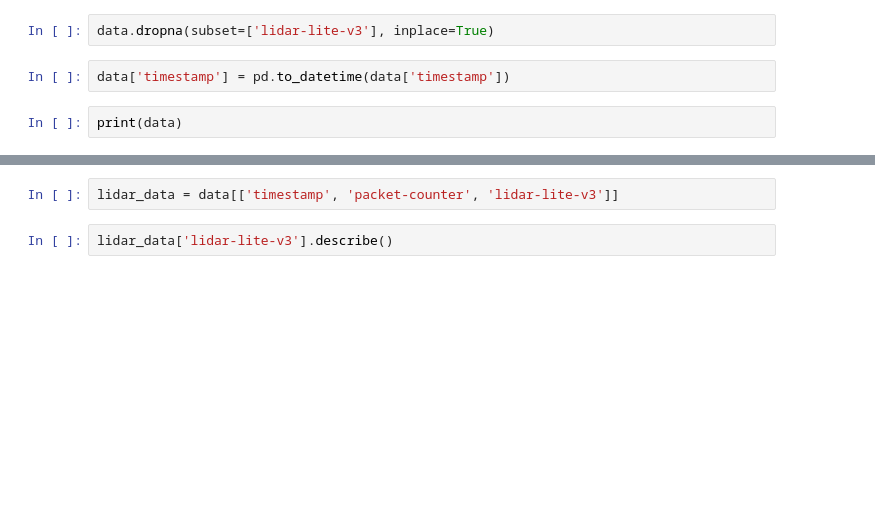
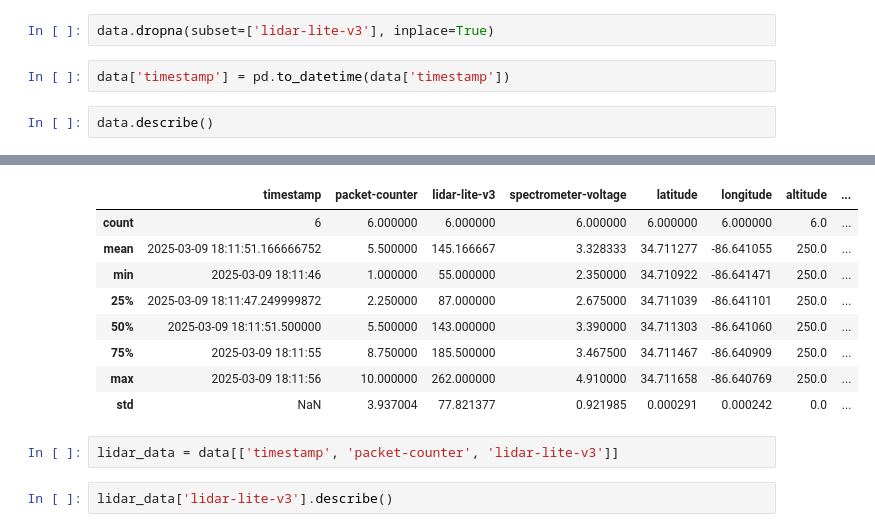
Before and after one commit to krittapas168/1stLorentz, a Jupyter notebook: 1_notebook/lidar_lite.ipynb, the cells around one changed output, grey strips where cells are left out. Cells and saved outputs as stored; diff of their text form; blank space fills up the shorter version.

```diff
--- a/1_notebook/lidar_lite.ipynb
+++ b/1_notebook/lidar_lite.ipynb
@@ -13,5 +18,5 @@ data.dropna(subset=['lidar-lite-v3'], inplace=True)
 # %%
 data['timestamp'] = pd.to_datetime(data['timestamp'])
 # %%
-print(data)
+data.describe()
 # %% [output]
@@ -32,3 +23,12 @@ print(data)
+|  | timestamp | packet-counter | lidar-lite-v3 | spectrometer-voltage | latitude | longitude | altitude | ... |
+| count | 6 | 6.000000 | 6.000000 | 6.000000 | 6.000000 | 6.000000 | 6.0 | ... |
+| mean | 2025-03-09 18:11:51.166666752 | 5.500000 | 145.166667 | 3.328333 | 34.711277 | -86.641055 | 250.0 | ... |
+| min | 2025-03-09 18:11:46 | 1.000000 | 55.000000 | 2.350000 | 34.710922 | -86.641471 | 250.0 | ... |
+| 25% | 2025-03-09 18:11:47.249999872 | 2.250000 | 87.000000 | 2.675000 | 34.711039 | -86.641101 | 250.0 | ... |
+| 50% | 2025-03-09 18:11:51.500000 | 5.500000 | 143.000000 | 3.390000 | 34.711303 | -86.641060 | 250.0 | ... |
+| 75% | 2025-03-09 18:11:55 | 8.750000 | 185.500000 | 3.467500 | 34.711467 | -86.640909 | 250.0 | ... |
+| max | 2025-03-09 18:11:56 | 10.000000 | 262.000000 | 4.910000 | 34.711658 | -86.640769 | 250.0 | ... |
+| std | NaN | 3.937004 | 77.821377 | 0.921985 | 0.000291 | 0.000242 | 0.0 | ... |
 # %%
 lidar_data = data[['timestamp', 'packet-counter', 'lidar-lite-v3']]
 # %%
```
Also changed, not shown: parts of 6 cells of this notebook, 1 other file.
